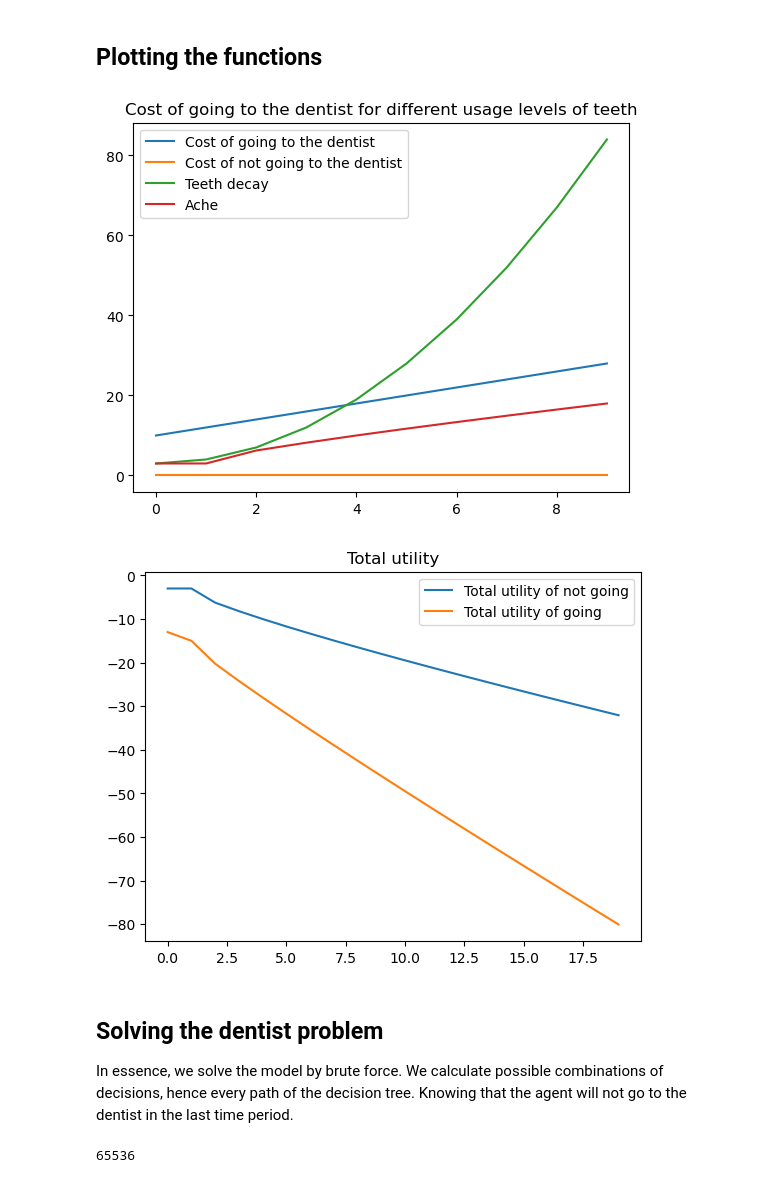
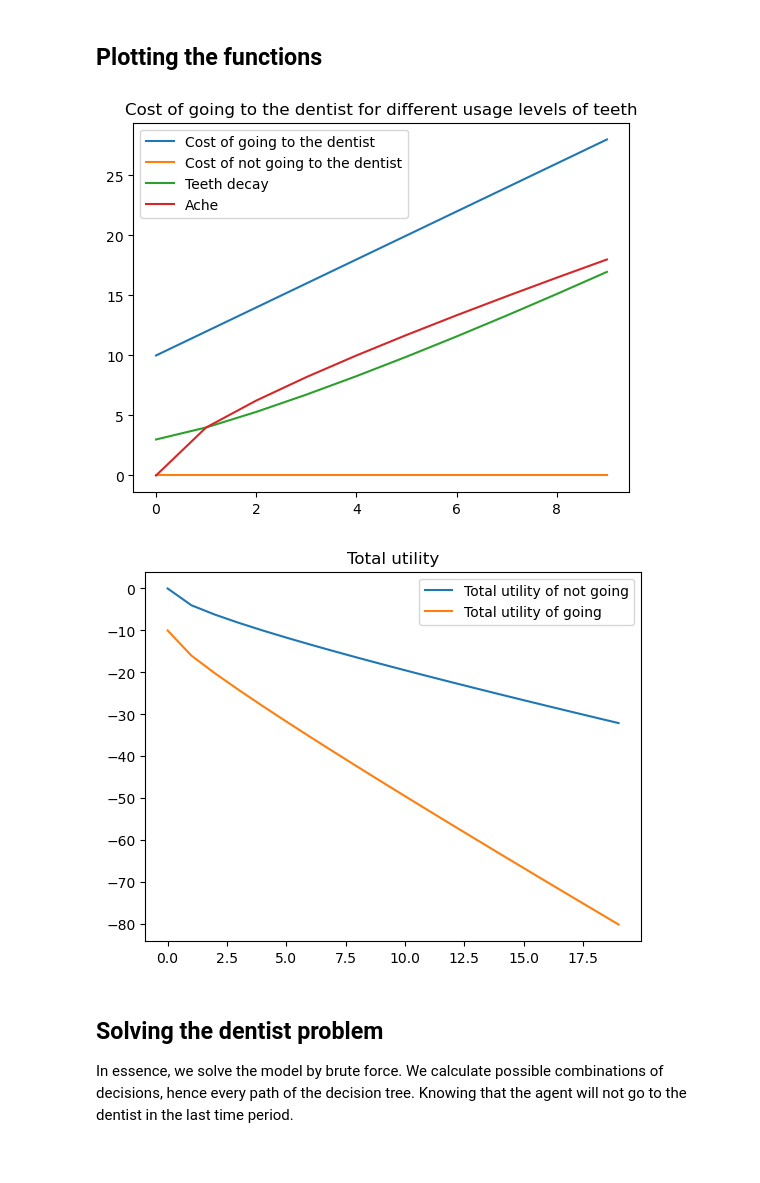
Before and after one commit to biguntitled/Intro_Num, a Jupyter notebook: Dentist.ipynb, the cells around one changed output. Saved outputs shown, nothing was run; the diff lists cells and outputs as text; code cells hidden in the pictures.

```diff
--- a/Dentist.ipynb
+++ b/Dentist.ipynb
@@ -17,13 +20,13 @@ par = SimpleNamespace()
 par.x_t = 0 #x being the current level of usage of your teeth
 par.FC = 10 #Fixed cost of going to the dentist
 par.MC = 2 #Marginal cost of going to the dentist, depends on your usage of the teeth (when you last went)
-par.beta = 0.6 #Discount factor
-par.exponent = 2 #How bad your teeth decay if you don't see a dentist
+par.beta = 0.8 #Discount factor
+par.exponent = 1.2 #How bad your teeth decay if you don't see a dentist
 par.gamma = 3
-par.T = 3
-par.boost = 10
+par.boost = 10 #How much your dental health increases by going to the dentist
 par.x_start = 0
 par.life_span = 13
+par.natural_punishment = 3 #Of not going to the dentist.
 # %%
 def cost_dentist(par, d, x_t):
     if d == 0:
@@ -31,18 +34,22 @@ def cost_dentist(par, d, x_t):
     if d == 1:
         return par.FC + par.MC*x_t #Person does not go to the dentist
 # %%
-def teeth_decay(par, d, x_t, age): #How your teeth are transitioning from one time period to the next
-    if d == 0:
-        x_1 = x_t**par.exponent + 3
+def teeth_decay(par, d, x_t, age, extension = False): #How your teeth are transitioning from one time period to the next
+    if extension == True:
+        if d == 0:
+            x_1 = (age/4)*x_t**par.exponent + par.natural_punishment + age  #We have to avoid that the teeth decay too small is zero for low values of x
+        else:
+            x_1 = max(x_t - par.boost + age, age)
     else:
-        x_1 = max(x_t - par.boost, 0)
+        if d == 0:
+            x_1 = x_t**par.exponent + par.natural_punishment  #We have to avoid that the teeth decay too small is zero for low values of x
+        else:
+            x_1 = max(x_t - par.boost, 0)
+
     return x_1
 # %%
 def disutil_ache(par, x_t):
-    if x_t < 2:
-        disutil = 3
-    else:
-        disutil = np.sqrt(x_t) * par.gamma + x_t
+    disutil = np.sqrt(x_t) * par.gamma + x_t
     return disutil
 # %%
 def total_util(par, d, x_t):
@@ -58,26 +65,26 @@ def n_combinations(t):
 # %%
 c_going = []
 c_not_going = []
 expo = []
 logo = []
 ache = []
 decay = []
 for i in range(0,10):
     c_going.append(cost_dentist(par,1, i))
     c_not_going.append(cost_dentist(par,0, i))
-    decay.append(teeth_decay(par, 0, i))
+    decay.append(teeth_decay(par, d=0, x_t= i, age=0, extension=False))
     ache.append(disutil_ache(par, i))
 
 
 plt.plot(c_going, label='Cost of going to the dentist')
 plt.plot(c_not_going, label='Cost of not going to the dentist')
 plt.plot(decay, label='Teeth decay')
 plt.plot(ache, label='Ache')
 plt.title('Cost of going to the dentist for different usage levels of teeth')
 plt.legend()
 plt.show()
 # %% [output]
-[figure, old version]
+[figure, new version]
 # %%
 tot_util_go = []
 tot_util_no = []
@@ -93,13 +100,9 @@ plt.title('Total utility')
 plt.legend()
 plt.show()
 # %% [output]
-[figure, old version]
+[figure, new version]
 # %% [markdown]
 ## Solving the dentist problem
 In essence, we solve the model by brute force. We calculate possible combinations of decisions, hence every path of the decision tree. Knowing that the agent will not go to the dentist in the last time period.
-# %%
-2**16
-# %% [output]
-65536
 # %%
 #Initialise
```
Also changed, not shown: parts of 6 cells of this notebook.
